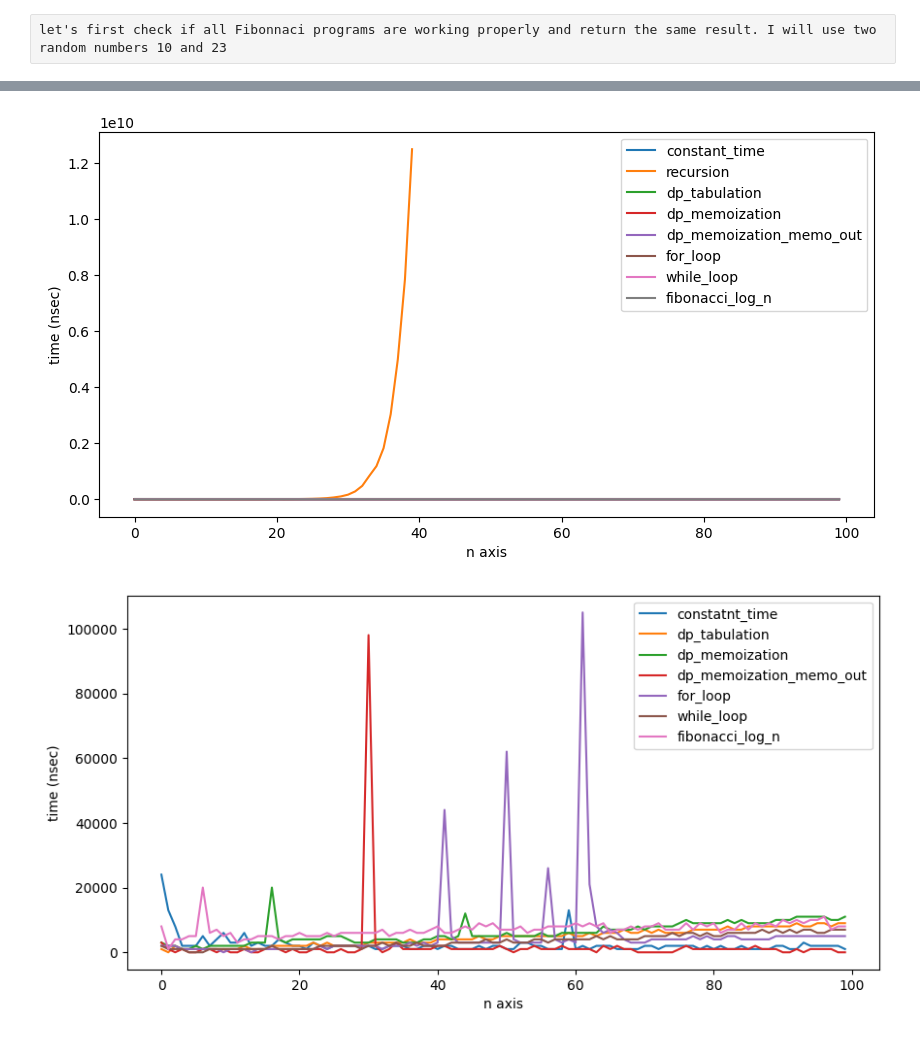
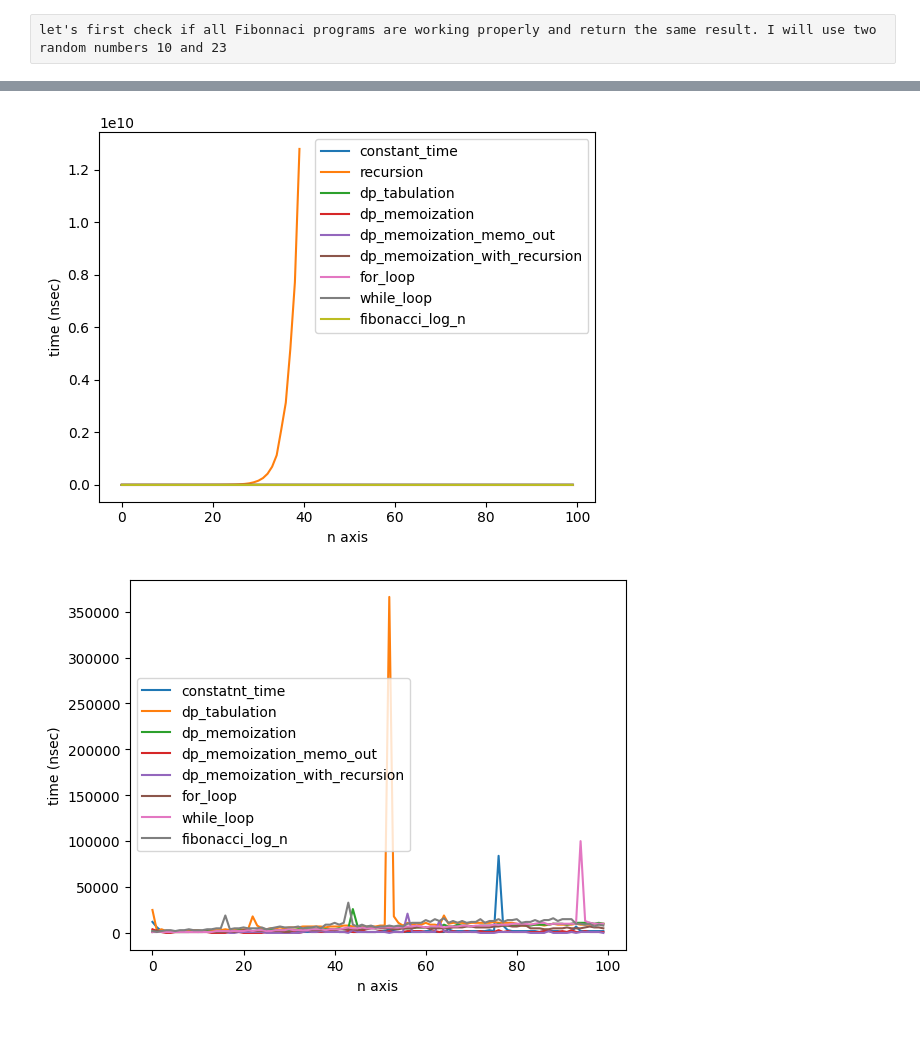
Before and after one commit to mArcinUci/project_time_complexity_dp_for_while_recur, a Jupyter notebook: time_complexity.ipynb, the cells around one changed output, grey strips where cells are left out. Drawn from its saved outputs; the diff is of its cells as text; code cells hidden in the pictures.

Commit message:
dp_memo_with_recursion added, isolatet plots for memoization added

```diff
--- a/time_complexity.ipynb
+++ b/time_complexity.ipynb
@@ -72,7 +72,6 @@ def fibonacci_dynamic_programming_tabulation(n):
     if n < 2:
          return n
     memo = [0] * (n+1)
-    memo[0] = 0
     memo[1] = 1
     for i in range(2,n+1):
            memo[i] = memo[i-1] + memo[i-2]
@@ -98,6 +97,16 @@ def fibonacci_dynamic_programming_memoization_1(n):
         memo_1.append(memo_1[-1] + memo_1[-2])
 
     return memo_1[-1]
+
+
+def fibonacci_dynamic_programming_memoization_2(n, memo_2={}):
+    if n <= 1:
+        return n
+
+    if n not in memo_2:
+        memo_2[n] = fibonacci_dynamic_programming_memoization_2(n-1, memo_2) + fibonacci_dynamic_programming_memoization_2(n-2, memo_2)
+
+    return memo_2[n]
 # %% [raw]
 let's first check if all Fibonnaci programs are working properly and return the same result. I will use two random numbers 10 and 23
 # %%
@@ -130,6 +141,7 @@ array_time_fibonacci_recursion = []
 array_time_fibonacci_dynamic_programming_tabulation= []
 array_time_fibonacci_dynamic_programming_memoization = []
 array_time_fibonacci_dynamic_programming_memoization_1 = []
+array_time_fibonacci_dynamic_programming_memoization_2 = []
 # %%
 for i in range(100):
     start_fibonacci_constant_time = time.time_ns()
@@ -178,6 +190,12 @@ for i in range(100):
     fibonacci_dynamic_programming_memoization_1(i)
     end_fibonacci_dynamic_programming_memoization_1 = time.time_ns()
     array_time_fibonacci_dynamic_programming_memoization_1.append(end_fibonacci_dynamic_programming_memoization_1 - start_fibonacci_dynamic_programming_memoization_1)
+# %%
+for i in range(100):
+    start_fibonacci_dynamic_programming_memoization_2 = time.time_ns()
+    fibonacci_dynamic_programming_memoization_2(i)
+    end_fibonacci_dynamic_programming_memoization_2 = time.time_ns()
+    array_time_fibonacci_dynamic_programming_memoization_2.append(end_fibonacci_dynamic_programming_memoization_2 - start_fibonacci_dynamic_programming_memoization_2)
 # %%
 x_0 = [x for x in range(100)]
 y_0 = array_time_fibonacci_constant_time
@@ -255,34 +281,38 @@ y_2 = array_time_fibonacci_dynamic_programming_tabulation
 x_3 = [x for x in range(100)]
 y_3  = array_time_fibonacci_dynamic_programming_memoization
 
 x_3_1 = [x for x in range(100)]
 y_3_1  = array_time_fibonacci_dynamic_programming_memoization_1
 
+x_3_2 = [x for x in range(100)]
+y_3_2  = array_time_fibonacci_dynamic_programming_memoization_2
+
 x_4 = [x for x in range(100)]
 y_4 = array_time_fibonacci_for_loop
 
 x_5 = [x for x in range(100)]
 y_5 = array_time_fibonacci_while_loop
 
 x_6 = [x for x in range(100)]
 y_6 = array_time_fibonacci_log_n
 
 plt.plot(x_0, y_0, label='constant_time')
 plt.plot(x_1, y_1, label='recursion')
 plt.plot(x_2, y_2, label='dp_tabulation')
 plt.plot(x_3, y_3, label='dp_memoization')
 plt.plot(x_3_1, y_3_1, label='dp_memoization_memo_out')
+plt.plot(x_3_2, y_3_2, label='dp_memoization_with_recursion')
 plt.plot(x_4, y_4, label='for_loop')
 plt.plot(x_5, y_5, label='while_loop')
 plt.plot(x_6, y_6, label='fibonacci_log_n')
 
 plt.legend()
 plt.xlabel('n axis')
 plt.ylabel('time (nsec)')
 
 plt.show()
 # %% [output]
-[figure, old version]
+[figure, new version]
 # %%
 x_0 = [x for x in range(100)]
 y_0 = array_time_fibonacci_constant_time
@@ -295,6 +325,9 @@ y_3  = array_time_fibonacci_dynamic_programming_memoization
 
 x_3_1 = [x for x in range(100)]
 y_3_1  = array_time_fibonacci_dynamic_programming_memoization_1
+
+x_3_2 = [x for x in range(100)]
+y_3_2  = array_time_fibonacci_dynamic_programming_memoization_2
 
 x_4 = [x for x in range(100)]
 y_4 = array_time_fibonacci_for_loop
@@ -309,6 +342,7 @@ plt.plot(x_0, y_0, label='constatnt_time')
 plt.plot(x_2, y_2, label='dp_tabulation')
 plt.plot(x_3, y_3, label='dp_memoization')
 plt.plot(x_3_1, y_3_1, label='dp_memoization_memo_out')
+plt.plot(x_3_2, y_3_2, label ='dp_memoization_with_recursion')
 plt.plot(x_4, y_4, label='for_loop')
 plt.plot(x_5, y_5, label='while_loop')
 plt.plot(x_6, y_6, label='fibonacci_log_n')
@@ -319,4 +353,4 @@ plt.ylabel('time (nsec)')
 plt.legend()
 plt.show()
 # %% [output]
-[figure, old version]
+[figure, new version]
```
Also changed, not shown: parts of 25 cells of this notebook.
